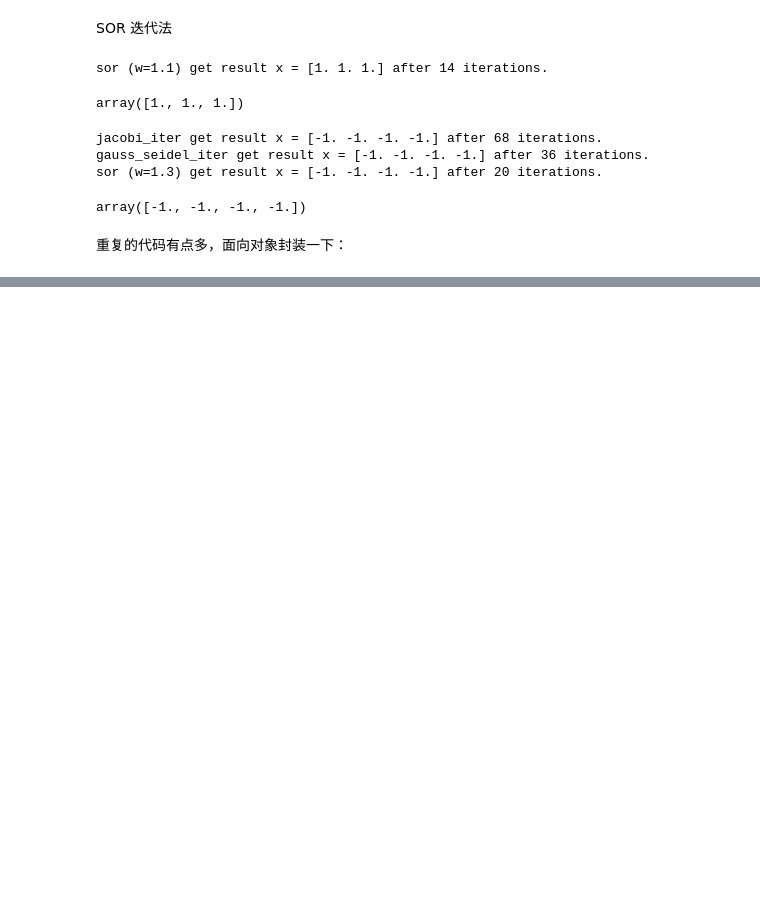
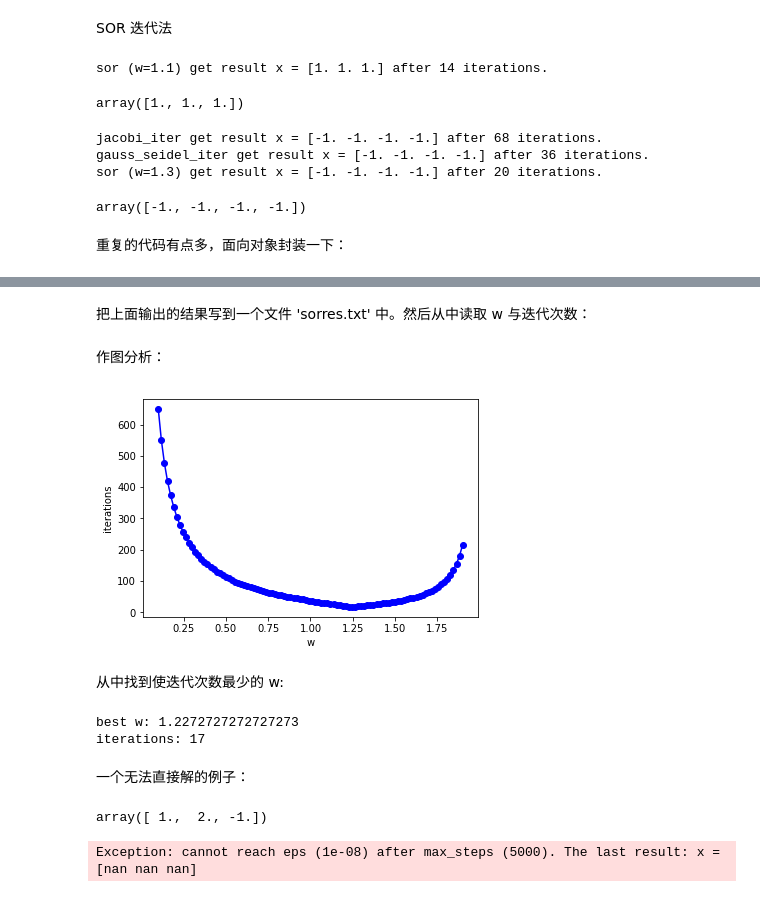
Before and after one commit to cdfmlr/NumericalAnalysis, a Jupyter notebook: ex7/src/ex7.ipynb, the cells around one changed output, grey strips where cells are left out. Drawn from its saved outputs; the diff is of its cells as text; code cells hidden in the pictures; blank space fills up the shorter version.

```diff
--- a/ex7/src/ex7.ipynb
+++ b/ex7/src/ex7.ipynb
@@ -391,0 +394,9 @@ Exception: SOR (w=10) cannot reach eps (1e-09) after max_steps (5000). The last
+# %%
+A = [[-4, 1, 1, 1],
+     [1, -4, 1, 1],
+     [1, 1, -4, 1],
+     [1, 1, 1, -4]]
+b = [1, 1, 1, 1]
+
+for w in np.linspace(0.1, 1.9, 100):
+    rs = SOR(A, b, w)(x0=[0, 0, 0, 0], eps=1e-9, verbose=True)
@@ -391,0 +421,48 @@ Exception: SOR (w=10) cannot reach eps (1e-09) after max_steps (5000). The last
+# %% [markdown]
+把上面输出的结果写到一个文件 'sorres.txt' 中。然后从中读取 w 与迭代次数：
+# %%
+import re
+pattern = r'SOR \(w=(.*?)\) get result .*? after (\d*?) iterations.'
+
+ws = []
+iters = []
+
+with open('sorres.txt')  as f:
+    for line in f:
+        w, i = list(map(lambda x: float(x),
+                            re.findall(pattern, line)[0]))
+        ws.append(w)
+        iters.append(i)
+# %% [markdown]
+作图分析：
+# %%
+import matplotlib.pyplot as plt
+
+plt.plot(ws, iters, 'bo-')
+plt.xlabel('w')
+plt.ylabel('iterations')
+plt.show()
+# %% [output]
+[figure, added]
+# %% [markdown]
+从中找到使迭代次数最少的 w:
+# %%
+w_best,iters_min = min(zip(ws, iters), key=lambda x: x[1])
+print(f'best w: {w_best}\niterations: {int(iters_min)}')
+# %% [output]
+best w: 1.2272727272727273
+iterations: 17
+# %% [markdown]
+一个无法直接解的例子：
+# %%
+A = [[1, -3, -6],
+     [2, 8, -3],
+#      [5, 2, 1]]
+b = [1, 21, 8]
+np.linalg.solve(A, b)
+# %% [output]
+array([ 1.,  2., -1.])
+# %%
+gauss_seidel_iter(A, b, eps=1e-8, verbose=True)
+# %% [output]
+Exception: cannot reach eps (1e-08) after max_steps (5000). The last result: x = [nan nan nan]
```
Also changed, not shown: parts of 11 cells of this notebook, 3 other files.
